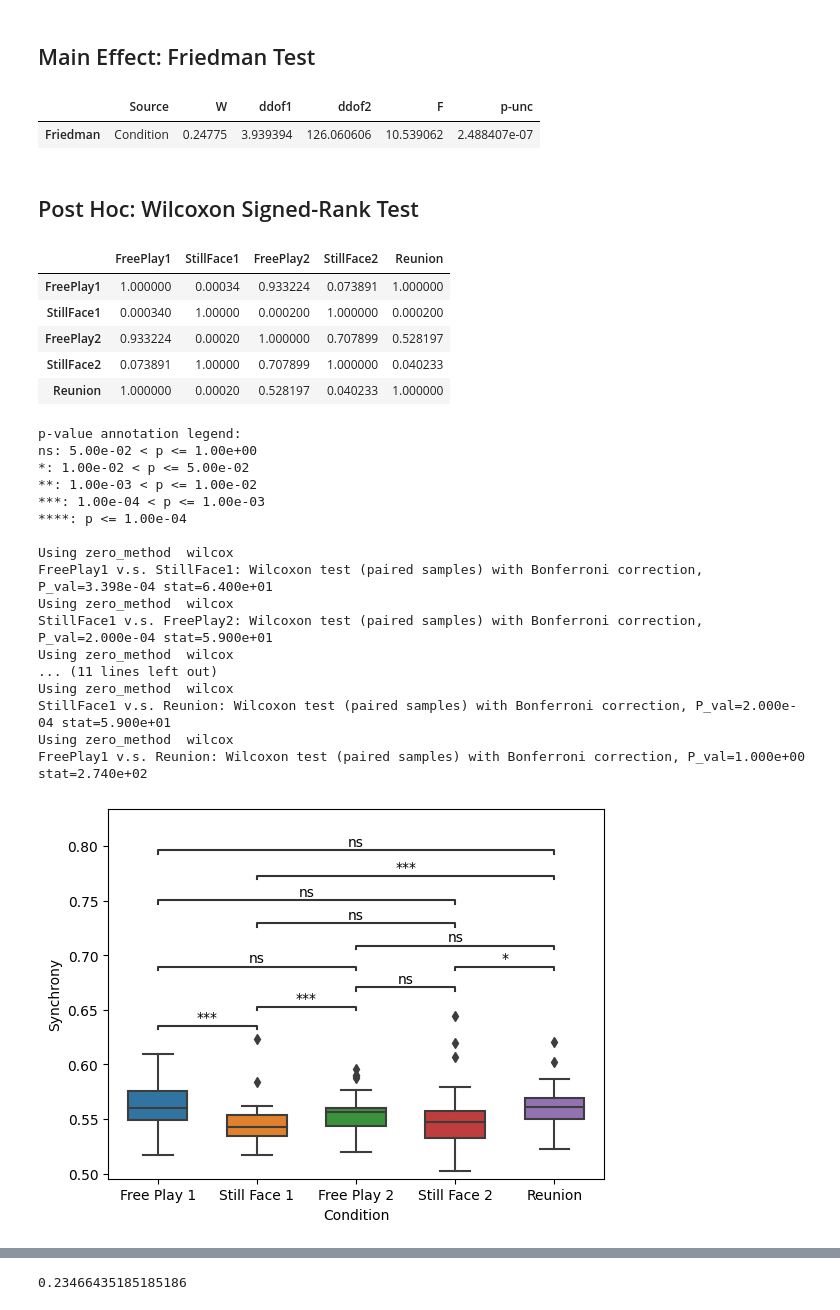
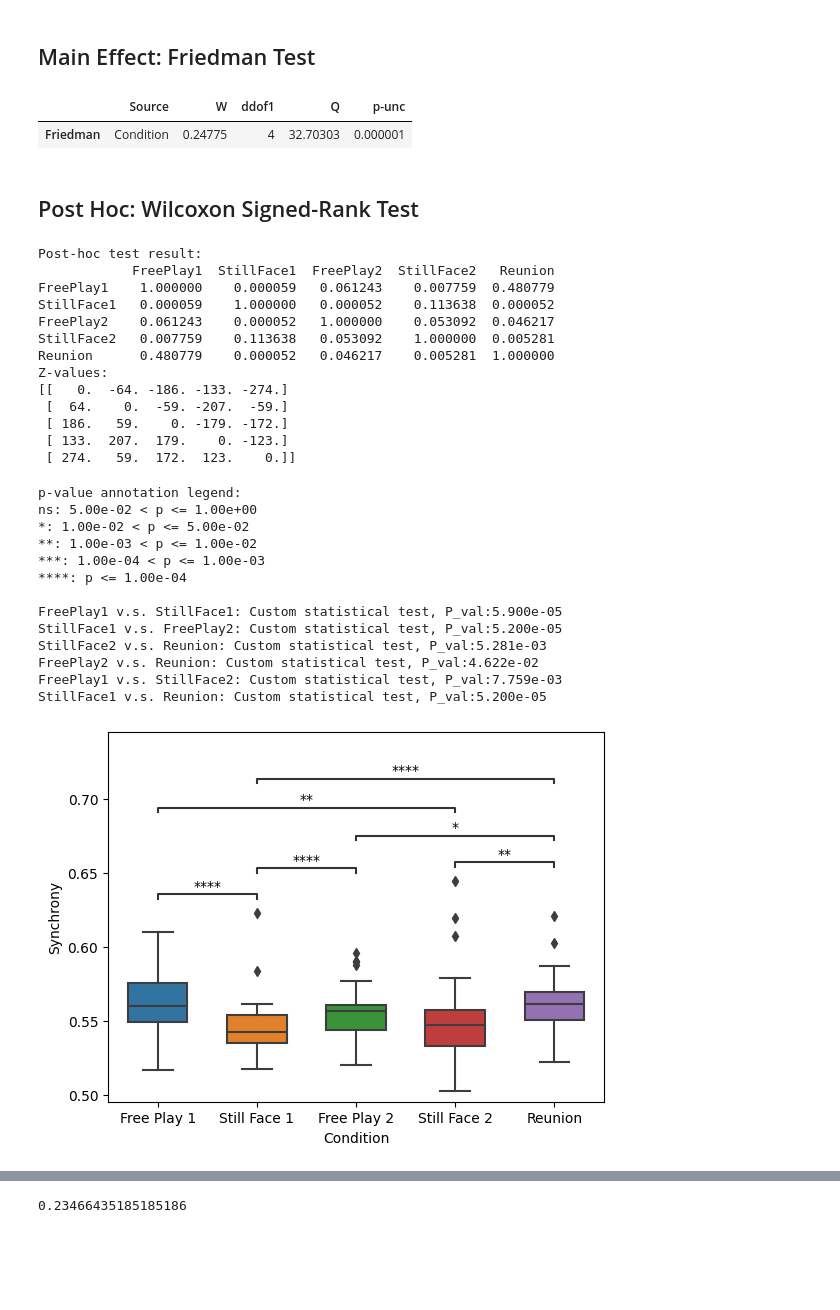
Before and after one commit to m-agat/mother_infant_neural_synchrony, a Jupyter notebook: statistical_analysis.ipynb, the cells around one changed output, grey strips where cells are left out. Saved outputs shown, nothing was run; the diff lists cells and outputs as text; code cells hidden in the pictures; blank space fills up the shorter version.

```diff
--- a/statistical_analysis.ipynb
+++ b/statistical_analysis.ipynb
@@ -326,55 +340,64 @@ p-value =  5.555658935918473e-05 -> data is non-normally distributed
 ## Main Effect: Friedman Test
 # %%
 # Perform Friedman test
-pg.friedman(data=df_melted_theta, dv='Synchrony', within='Condition', subject = 'id', method = 'f')
+pg.friedman(data=df_melted_theta, dv='Synchrony', within='Condition', subject = 'id', method = 'chisq')
 # %% [output]
-|  | Source | W | ddof1 | ddof2 | F | p-unc |
-| Friedman | Condition | 0.24775 | 3.939394 | 126.060606 | 10.539062 | 2.488407e-07 |
+|  | Source | W | ddof1 | Q | p-unc |
+| Friedman | Condition | 0.24775 | 4 | 32.70303 | 0.000001 |
 # %% [markdown]
 ## Post Hoc: Wilcoxon Signed-Rank Test
-# %%
-post_hoc_wilcoxon_theta = sp.posthoc_wilcoxon(a = df_melted_theta, val_col = "Synchrony", group_col = "Condition", p_adjust = 'bonferroni')
-post_hoc_wilcoxon_theta
-# %% [output]
-|  | FreePlay1 | StillFace1 | FreePlay2 | StillFace2 | Reunion |
-| FreePlay1 | 1.000000 | 0.00034 | 0.933224 | 0.073891 | 1.000000 |
-| StillFace1 | 0.000340 | 1.00000 | 0.000200 | 1.000000 | 0.000200 |
-| FreePlay2 | 0.933224 | 0.00020 | 1.000000 | 0.707899 | 0.528197 |
-| StillFace2 | 0.073891 | 1.00000 | 0.707899 | 1.000000 | 0.040233 |
-| Reunion | 1.000000 | 0.00020 | 0.528197 | 0.040233 | 1.000000 |
+# %%
+# Perform post-hoc test and adjustment
+posthoc_result_theta = sp.posthoc_wilcoxon(a=df_melted_theta, val_col="Synchrony", group_col="Condition", p_adjust='fdr_tsbky')
+
+# Compute z-values
+z_values_theta = get_z_values(df_melted_theta, posthoc_result_theta.index)
+
+print("Post-hoc test result:")
+print(posthoc_result_theta)
+print("Z-values:")
+print(z_values_theta)
+# %% [output]
+Post-hoc test result:
+            FreePlay1  StillFace1  FreePlay2  StillFace2   Reunion
+FreePlay1    1.000000    0.000059   0.061243    0.007759  0.480779
+StillFace1   0.000059    1.000000   0.000052    0.113638  0.000052
+FreePlay2    0.061243    0.000052   1.000000    0.053092  0.046217
+StillFace2   0.007759    0.113638   0.053092    1.000000  0.005281
+Reunion      0.480779    0.000052   0.046217    0.005281  1.000000
+Z-values:
+[[   0.  -64. -186. -133. -274.]
+ [  64.    0.  -59. -207.  -59.]
+ [ 186.   59.    0. -179. -172.]
+ [ 133.  207.  179.    0. -123.]
+ [ 274.   59.  172.  123.    0.]]
 # %%
 ax = sns.boxplot(data = df_melted_theta, x = 'Condition', y = 'Synchrony', width = 0.6)
 ax.set_xticklabels(['Free Play 1', 'Still Face 1', 'Free Play 2', 'Still Face 2', 'Reunion'])
 # ax.set(ylim=(0.3, 0.55))
 add_stat_annotation(ax, data = df_melted_theta, x = 'Condition', y = 'Synchrony',
-                    box_pairs = [('FreePlay1', 'StillFace1'), ('FreePlay1', 'StillFace2'),  ('StillFace1', 'FreePlay2'), ('FreePlay2', 'StillFace2'),
-                                 ('StillFace1', 'Reunion'), ('StillFace2', 'Reunion'),
-                                 ('FreePlay1', 'FreePlay2'), ('FreePlay1', 'Reunion'), ('FreePlay2', 'Reunion'),
-                                 ('StillFace1', 'StillFace2')
+                    box_pairs = [('FreePlay1', 'StillFace1'), ("FreePlay1", "StillFace2"), ('StillFace1', 'FreePlay2'),
+                                 ('StillFace1', 'Reunion'), ("FreePlay2", "Reunion"), ('StillFace2', 'Reunion')
                                  ],
-                    perform_stat_test=True,
-                    test = 'Wilcoxon',
+                    perform_stat_test=False,
+                    pvalues=[0.000059, 0.007759, 0.000052, 0.000052, 0.046217, 0.005281],
                     text_format = 'star',
 )
 
 ax.figure.savefig("theta_results.png")
 # %% [output]
 p-value annotation legend:
 ns: 5.00e-02 < p <= 1.00e+00
 *: 1.00e-02 < p <= 5.00e-02
 **: 1.00e-03 < p <= 1.00e-02
 ***: 1.00e-04 < p <= 1.00e-03
 ****: p <= 1.00e-04
 
-Using zero_method  wilcox
-FreePlay1 v.s. StillFace1: Wilcoxon test (paired samples) with Bonferroni correction, P_val=3.398e-04 stat=6.400e+01
-Using zero_method  wilcox
-StillFace1 v.s. FreePlay2: Wilcoxon test (paired samples) with Bonferroni correction, P_val=2.000e-04 stat=5.900e+01
-Using zero_method  wilcox
-... (11 lines left out)
-Using zero_method  wilcox
-StillFace1 v.s. Reunion: Wilcoxon test (paired samples) with Bonferroni correction, P_val=2.000e-04 stat=5.900e+01
-Using zero_method  wilcox
-FreePlay1 v.s. Reunion: Wilcoxon test (paired samples) with Bonferroni correction, P_val=1.000e+00 stat=2.740e+02
+FreePlay1 v.s. StillFace1: Custom statistical test, P_val:5.900e-05
+StillFace1 v.s. FreePlay2: Custom statistical test, P_val:5.200e-05
+StillFace2 v.s. Reunion: Custom statistical test, P_val:5.281e-03
+FreePlay2 v.s. Reunion: Custom statistical test, P_val:4.622e-02
+FreePlay1 v.s. StillFace2: Custom statistical test, P_val:7.759e-03
+StillFace1 v.s. Reunion: Custom statistical test, P_val:5.200e-05
-[figure, old version]
+[figure, new version]
 # %% [markdown]
```
Also changed, not shown: parts of 9 cells of this notebook, 6 other files.
